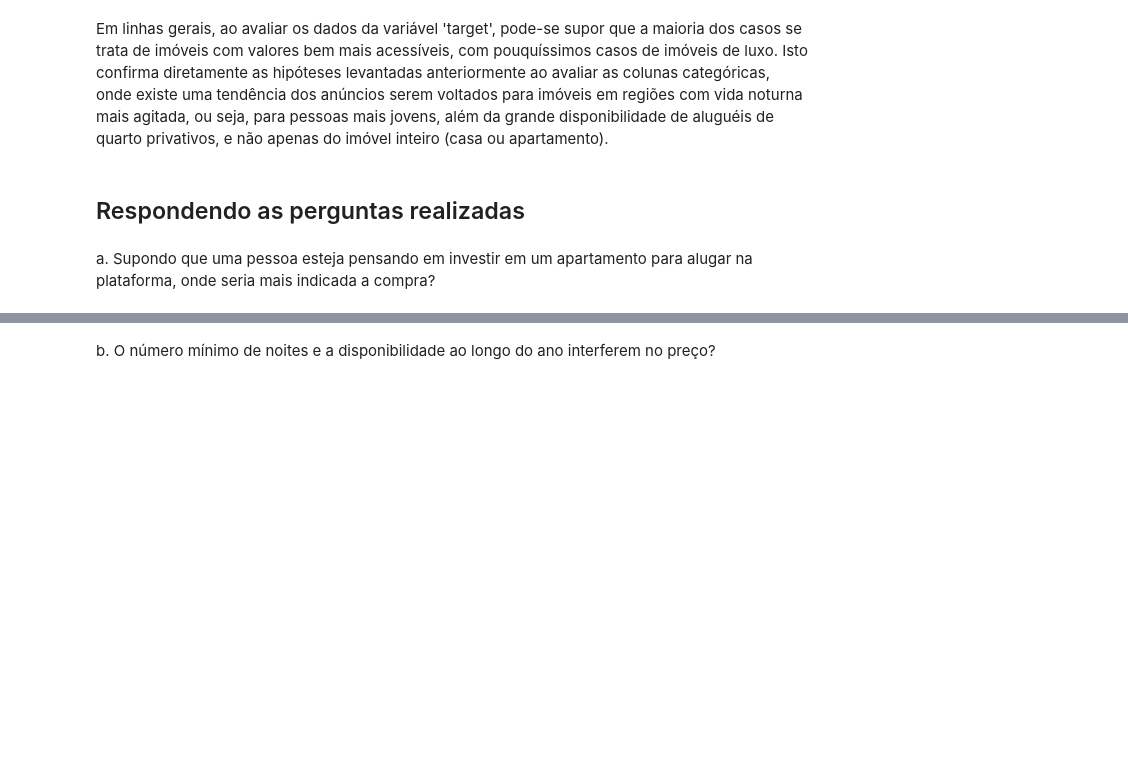
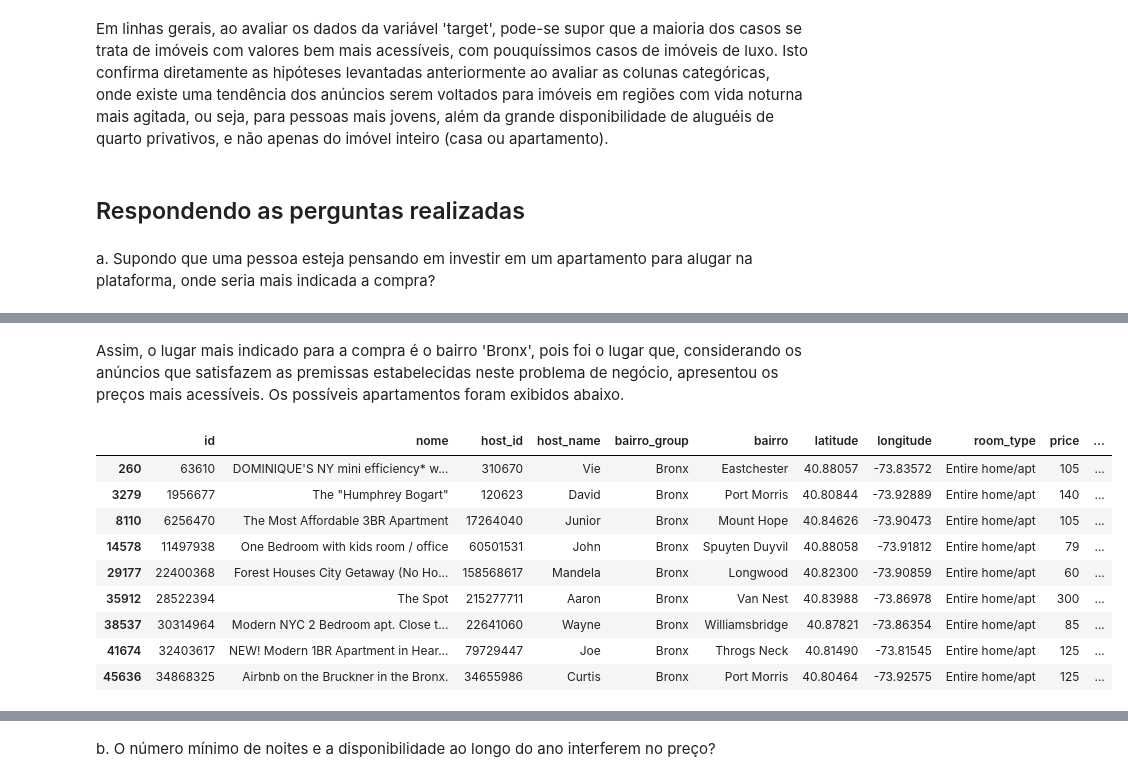
Before and after one commit to rfprates/LH_CD_RODRIGOPRATES, a Jupyter notebook: EDA.ipynb, the cells around one changed output, grey strips where cells are left out. Cells and saved outputs as stored; diff of their text form; code cells hidden in the pictures; blank space fills up the shorter version.

```diff
--- a/EDA.ipynb
+++ b/EDA.ipynb
@@ -419,0 +398,3 @@ df[df['bairro']=="Bull's Head"]
+# %%
+# filtrando o dataset pelo tipo de hospedagem
+df_entire_home_apt = df[(df['room_type']=='Entire home/apt')&(df['disponibilidade_365']==365)]
@@ -419,0 +414,15 @@ df[df['bairro']=="Bull's Head"]
+# %% [markdown]
+Assim, o lugar mais indicado para a compra é o bairro 'Bronx', pois foi o lugar que, considerando os anúncios que satisfazem as premissas estabelecidas neste problema de negócio, apresentou os preços mais acessíveis. Os possíveis apartamentos foram exibidos abaixo.
+# %%
+df_entire_home_apt[df_entire_home_apt['bairro_group']=='Bronx']
+# %% [output]
+|  | id | nome | host_id | host_name | bairro_group | bairro | latitude | longitude | room_type | price | ... |
+| 260 | 63610 | DOMINIQUE'S NY mini efficiency* w... | 310670 | Vie | Bronx | Eastchester | 40.88057 | -73.83572 | Entire home/apt | 105 | ... |
+| 3279 | 1956677 | The "Humphrey Bogart" | 120623 | David | Bronx | Port Morris | 40.80844 | -73.92889 | Entire home/apt | 140 | ... |
+| 8110 | 6256470 | The Most Affordable 3BR Apartment | 17264040 | Junior | Bronx | Mount Hope | 40.84626 | -73.90473 | Entire home/apt | 105 | ... |
+| 14578 | 11497938 | One Bedroom with kids room / office | 60501531 | John | Bronx | Spuyten Duyvil | 40.88058 | -73.91812 | Entire home/apt | 79 | ... |
+| 29177 | 22400368 | Forest Houses City Getaway (No Ho... | 158568617 | Mandela | Bronx | Longwood | 40.82300 | -73.90859 | Entire home/apt | 60 | ... |
+| 35912 | 28522394 | The Spot | 215277711 | Aaron | Bronx | Van Nest | 40.83988 | -73.86978 | Entire home/apt | 300 | ... |
+| 38537 | 30314964 | Modern NYC 2 Bedroom apt. Close t... | 22641060 | Wayne | Bronx | Williamsbridge | 40.87821 | -73.86354 | Entire home/apt | 85 | ... |
+| 41674 | 32403617 | NEW! Modern 1BR Apartment in Hear... | 79729447 | Joe | Bronx | Throgs Neck | 40.81490 | -73.81545 | Entire home/apt | 125 | ... |
+| 45636 | 34868325 | Airbnb on the Bruckner in the Bronx. | 34655986 | Curtis | Bronx | Port Morris | 40.80464 | -73.92575 | Entire home/apt | 125 | ... |
```
Also changed, not shown: parts of 21 cells of this notebook.
